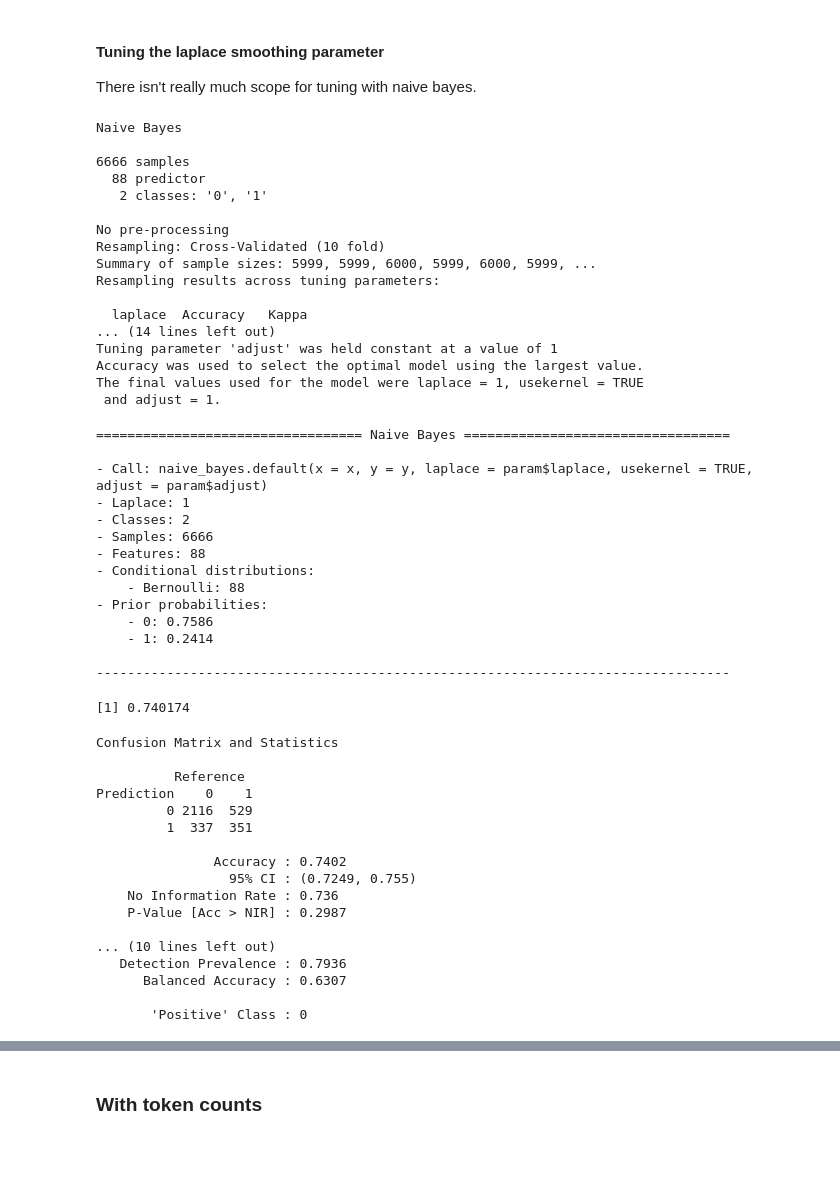
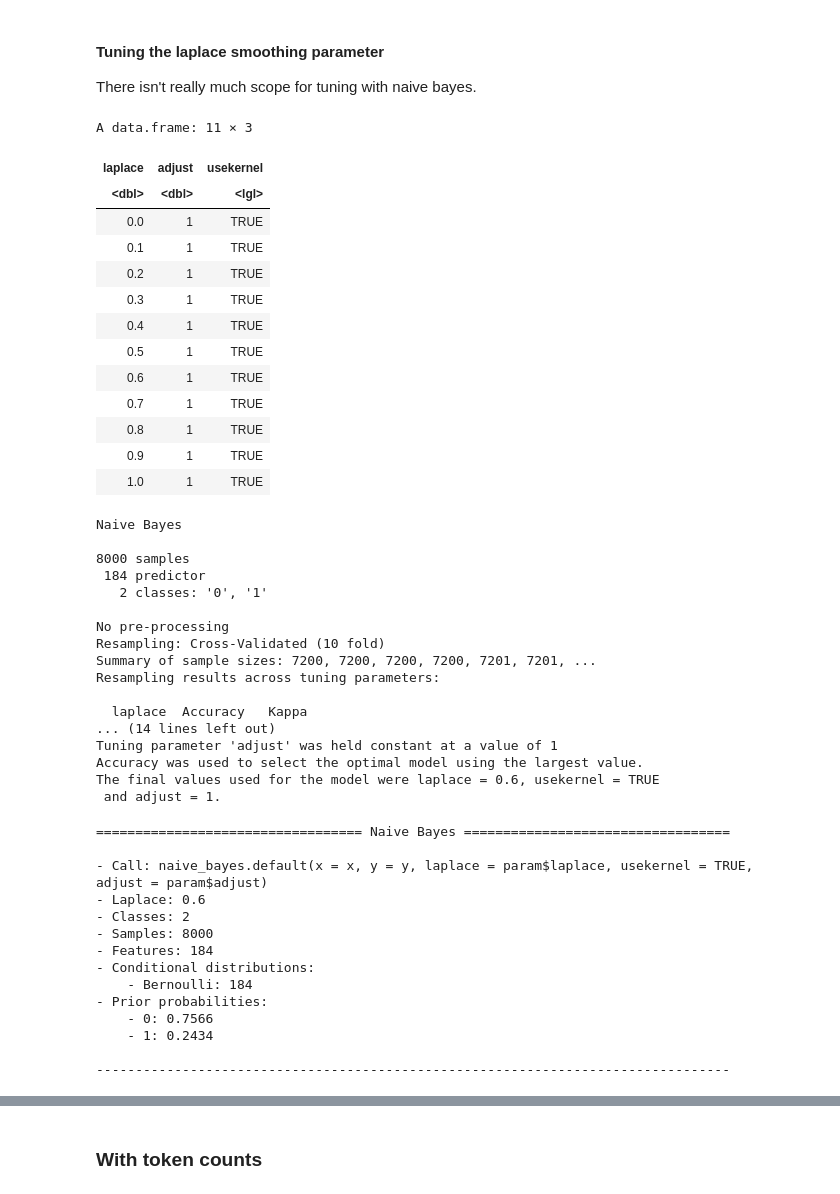
Before and after one commit to hliebert/course-unstructured-data, a Jupyter notebook: PC-lab-3/text-analysis.ipynb, the cells around one changed output, grey strips where cells are left out. Drawn from its saved outputs; the diff is of its cells as text; code cells hidden in the pictures; blank space fills up the shorter version.

```diff
--- a/PC-lab-3/text-analysis.ipynb
+++ b/PC-lab-3/text-analysis.ipynb
@@ -611,14 +641,30 @@ Prediction    0    1
 #### Tuning the laplace smoothing parameter
 
 There isn't really much scope for tuning with naive bayes.
+# %%
+## parameter grid
+nb.grid <- expand.grid(
+  laplace = seq(0, 1, 0.1),
+  adjust = 1,
+  usekernel = TRUE
+)
+nb.grid
+# %% [output]
+A data.frame: 11 × 3
+| laplace | adjust | usekernel |
+| <dbl> | <dbl> | <lgl> |
+| 0.0 | 1 | TRUE |
+| 0.1 | 1 | TRUE |
+| 0.2 | 1 | TRUE |
+| 0.3 | 1 | TRUE |
+| 0.4 | 1 | TRUE |
+| 0.5 | 1 | TRUE |
+| 0.6 | 1 | TRUE |
+| 0.7 | 1 | TRUE |
+| 0.8 | 1 | TRUE |
+| 0.9 | 1 | TRUE |
+| 1.0 | 1 | TRUE |
 # %%
-## parameter grid
-nb.grid <- expand.grid(
-  laplace = seq(0, 1, 0.1),
-  adjust = 1,
-  usekernel = TRUE
-)
-
 ## use k-fold cv to tune the laplace smoothing parameter
 nbclassifier <- train(
   xtrain.factor, ytrain,
@@ -632,53 +678,35 @@ summary(nbclassifier)
 # %% [output]
 Naive Bayes
 
-6666 samples
-  88 predictor
+8000 samples
+ 184 predictor
    2 classes: '0', '1'
 
 No pre-processing
 Resampling: Cross-Validated (10 fold)
-Summary of sample sizes: 5999, 5999, 6000, 5999, 6000, 5999, ...
+Summary of sample sizes: 7200, 7200, 7200, 7200, 7201, 7201, ...
 Resampling results across tuning parameters:
 
   laplace  Accuracy   Kappa
 ... (14 lines left out)
 Tuning parameter 'adjust' was held constant at a value of 1
 Accuracy was used to select the optimal model using the largest value.
-The final values used for the model were laplace = 1, usekernel = TRUE
+The final values used for the model were laplace = 0.6, usekernel = TRUE
  and adjust = 1.
 ================================== Naive Bayes ==================================
 
 - Call: naive_bayes.default(x = x, y = y, laplace = param$laplace, usekernel = TRUE,      adjust = param$adjust)
-- Laplace: 1
+- Laplace: 0.6
 - Classes: 2
-- Samples: 6666
-- Features: 88
+- Samples: 8000
+- Features: 184
 - Conditional distributions:
-    - Bernoulli: 88
+    - Bernoulli: 184
 - Prior probabilities:
-    - 0: 0.7586
-    - 1: 0.2414
+    - 0: 0.7566
+    - 1: 0.2434
 
 ---------------------------------------------------------------------------------
-[1] 0.740174
-Confusion Matrix and Statistics
-
-          Reference
-Prediction    0    1
-         0 2116  529
-         1  337  351
-
-               Accuracy : 0.7402
-                 95% CI : (0.7249, 0.755)
-    No Information Rate : 0.736
-    P-Value [Acc > NIR] : 0.2987
-
-... (10 lines left out)
-   Detection Prevalence : 0.7936
-      Balanced Accuracy : 0.6307
-
-       'Positive' Class : 0
 # %%
 nbpred <- predict(nbclassifier, xtest.factor)
 1-mean(as.numeric(nbpred != ytest))
```
Also changed, not shown: parts of 32 cells of this notebook, 2 other files.
